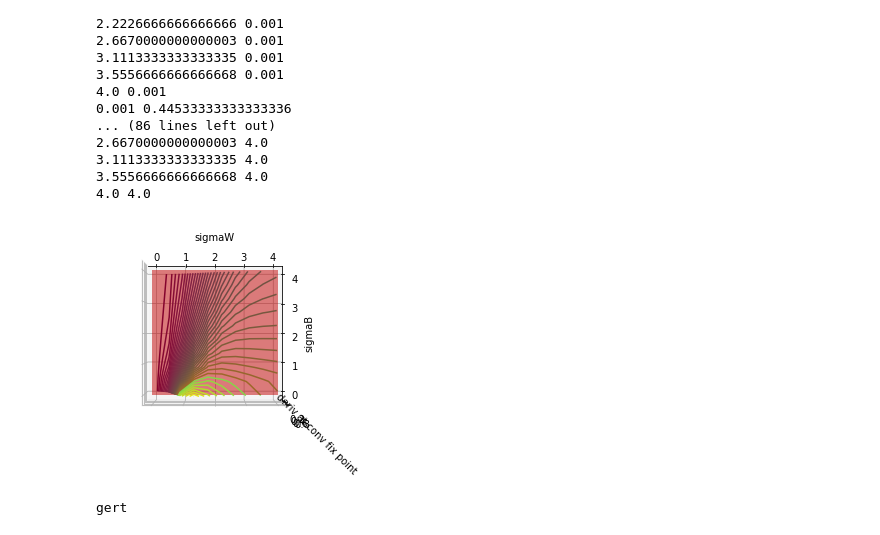
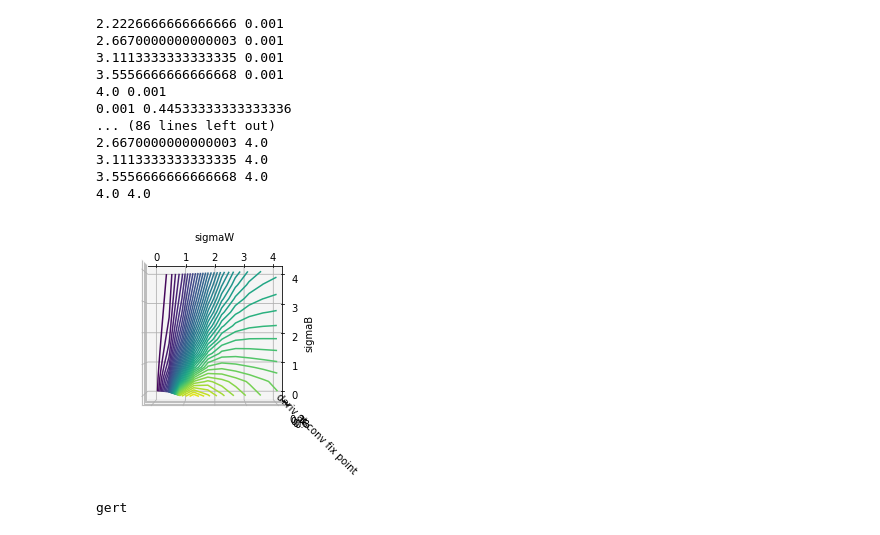
Before and after one commit to saroyas/deep_chaos, a Jupyter notebook: workbook5.ipynb, the cells around one changed output. Cells and saved outputs as stored; diff of their text form; code cells hidden in the pictures.

```diff
--- a/workbook5.ipynb
+++ b/workbook5.ipynb
@@ -202,19 +203,19 @@ Z = deriv_cmap_vec(X, Y, dropout = 0.9)
 # %%
 fig = plt.figure()
 ax = plt.axes(projection='3d')
 ax.contour3D(X, Y, Z, 50)
 ax.set_xlabel('sigmaW')
 ax.set_ylabel('sigmaB')
 ax.set_zlabel('deriv at conv fix point')
 
 xx, yy = np.meshgrid(range(0,5, 1), range(0,5,1))
-zz = xx*0 + yy*0 + 0.7
+zz = xx*0 + yy*0 + 0.9
 
-ax.plot_surface(xx, yy, zz, alpha=0.5, color="red")
-
+#ax.plot_surface(xx, yy, zz, alpha=0.5, color="red")
 ax.view_init(90, -90)
+plt.savefig('conv_deriv_at_dropout_0_9.png')
 # %% [output]
-[figure, old version]
+[figure, new version]
 # %%
 print("gert")
 # %% [output]
```
Also changed, not shown: parts of 4 cells of this notebook, 10 other files.
